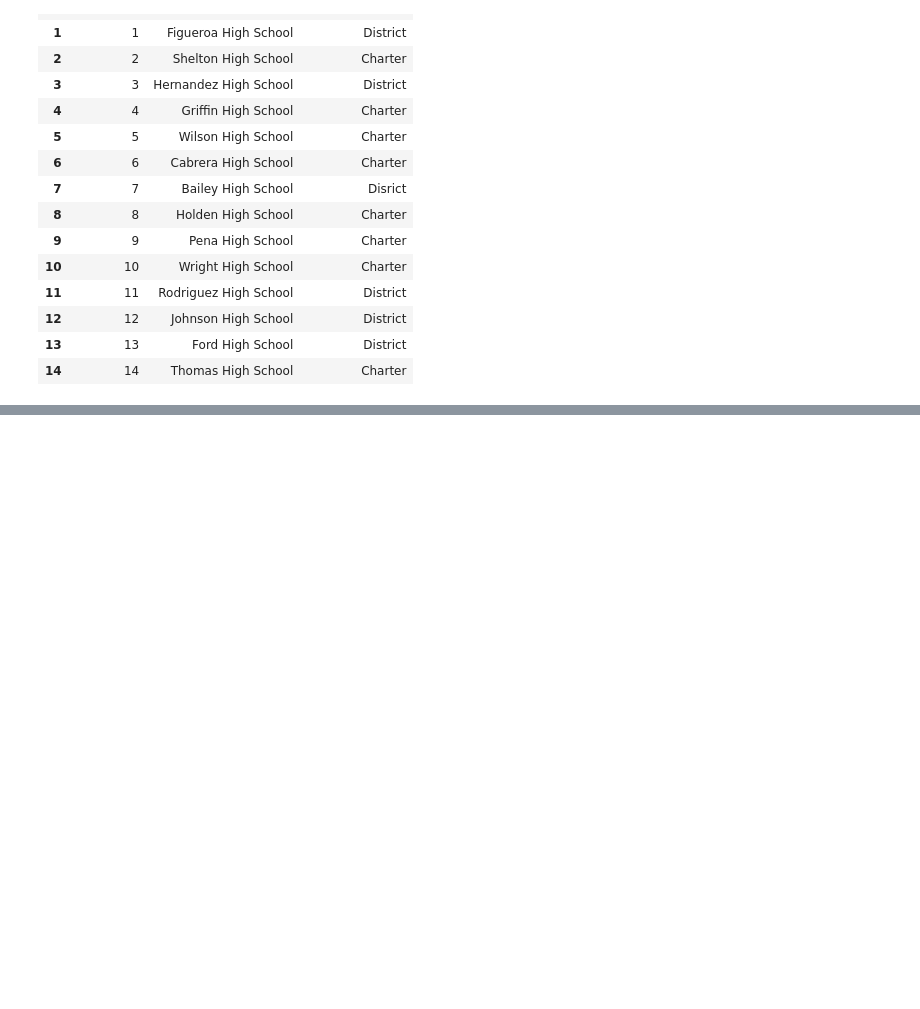
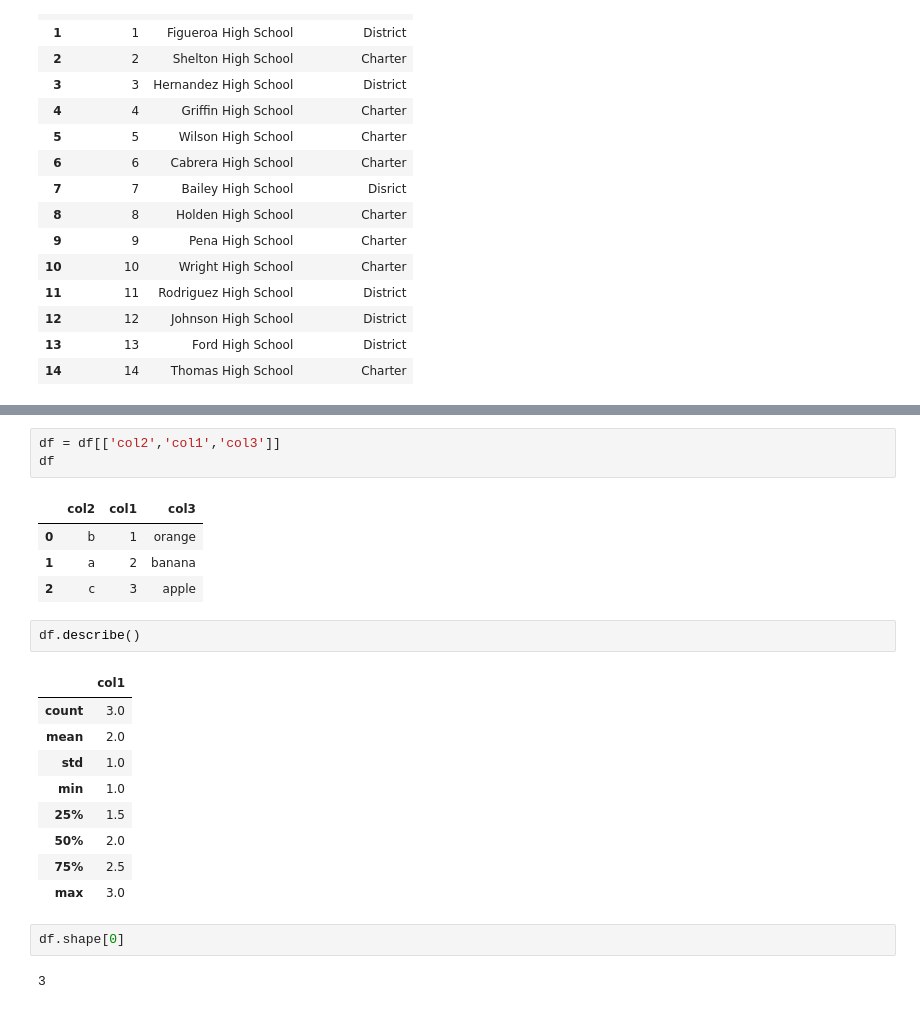
Before and after one commit to fobordo/School_District_Analysis, a Jupyter notebook: pandas_practice.ipynb, the cells around one changed output, grey strips where cells are left out. Cells and saved outputs as stored; diff of their text form; blank space fills up the shorter version.

```diff
--- a/pandas_practice.ipynb
+++ b/pandas_practice.ipynb
@@ -188,0 +275,24 @@ sd_schools_df
+# %%
+df = df[['col2','col1','col3']]
+df
+# %% [output]
+|  | col2 | col1 | col3 |
+| 0 | b | 1 | orange |
+| 1 | a | 2 | banana |
+| 2 | c | 3 | apple |
+# %%
+df.describe()
+# %% [output]
+|  | col1 |
+| count | 3.0 |
+| mean | 2.0 |
+| std | 1.0 |
+| min | 1.0 |
+| 25% | 1.5 |
+| 50% | 2.0 |
+| 75% | 2.5 |
+| max | 3.0 |
+# %%
+df.shape[0]
+# %% [output]
+3
```
Also changed, not shown: parts of 14 cells of this notebook, 3 other files.
